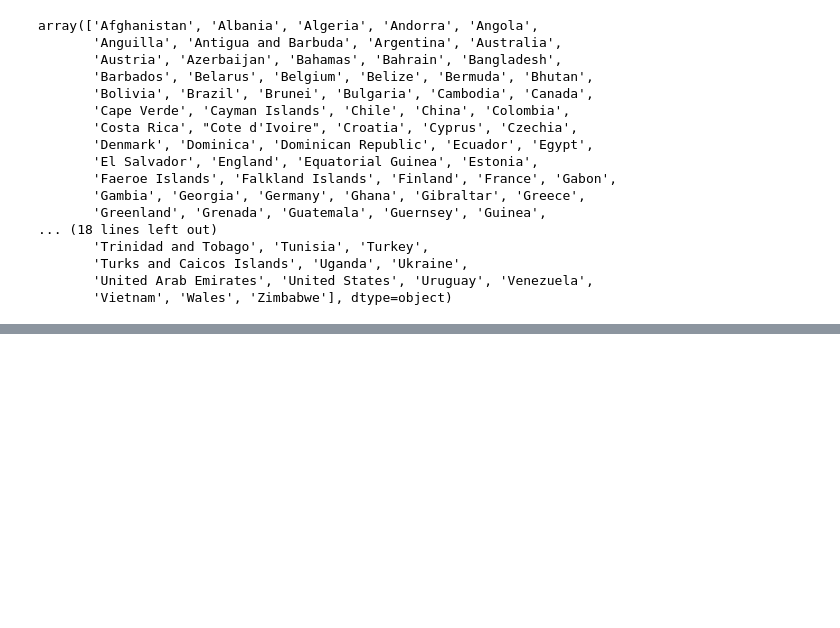
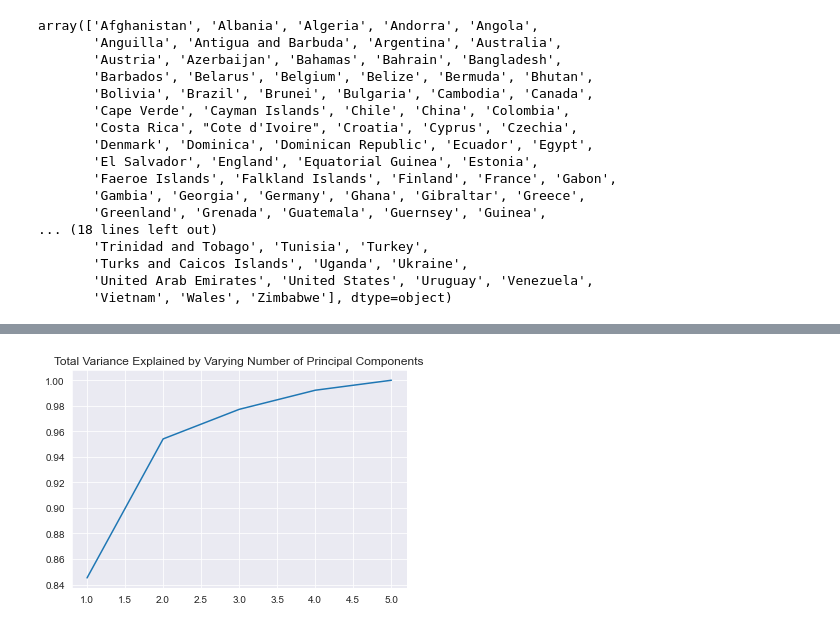
Before and after one commit to cassnutt/worldwide_covid19_vaccines, a Jupyter notebook: Market Segmentation.ipynb, the cells around one changed output, grey strips where cells are left out. Cells and saved outputs as stored; diff of their text form; code cells hidden in the pictures; blank space fills up the shorter version.

```diff
--- a/Market Segmentation.ipynb
+++ b/Market Segmentation.ipynb
@@ -111,0 +336,13 @@ memory usage: 697.9+ KB
+# %%
+num_df = df.loc[:, df.dtypes == np.float64]
+# %%
+scaler = StandardScaler()
+scaled_df = scaler.fit_transform(num_df)
+# %%
+pca = PCA()
+X_pca = pca.fit_transform(scaled_df)
+# %%
+plt.plot(range(1,6), pca.explained_variance_ratio_.cumsum())
+plt.title('Total Variance Explained by Varying Number of Principal Components');
+# %% [output]
+[figure, added]
```
Also changed, not shown: parts of 49 cells of this notebook.
